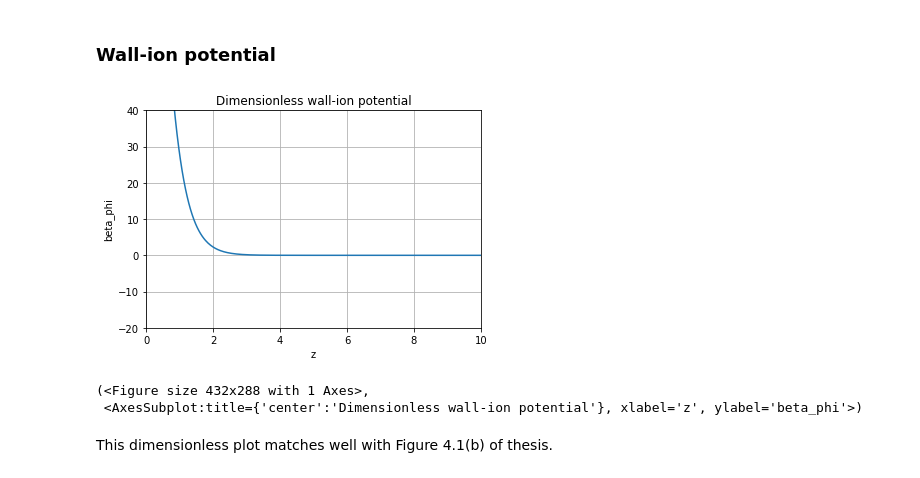
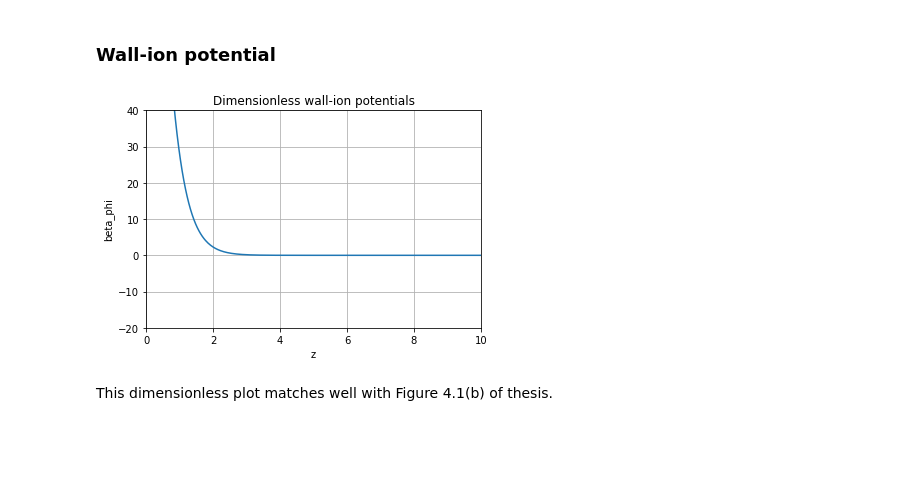
Before and after one commit to Mjboothaus/PhD-Thesis, a Jupyter notebook: notebooks/singlet_kcl.ipynb, the cells around one changed output. Saved outputs shown, nothing was run; the diff lists cells and outputs as text; code cells hidden in the pictures; blank space fills up the shorter version.

```diff
--- a/notebooks/singlet_kcl.ipynb
+++ b/notebooks/singlet_kcl.ipynb
@@ -15,7 +21,6 @@ def make_simple_plot(x, y, xlabel, ylabel, title):
     plt.ylim([-20, 40])
     ax.grid()
     plt.show()
-    return fig, ax
 # %%
 np.triu([[1,2], [3,4]], k=-1)
 # %% [output]
@@ -149,5 +154,5 @@ wall_d = 2.97  # inverse Angstrom
 # %%
 # same for both ions
 
-def wall_ion_potential(z):
+def phi_wi_z(z):
     return np.exp(-wall_d * z) * capital_a * (wall_d * z + 2)
@@ -158,9 +159,9 @@ beta_phi = beta * phi
+# %%
+beta_phi_wi = beta * phi_wi_z(z)
 # %%
-make_simple_plot(z, beta_phi, "z", "beta_phi", "Dimensionless wall-ion potential")
+make_simple_plot(z, beta_phi_wi, "z", "beta_phi", "Dimensionless wall-ion potentials")
 # %% [output]
-[figure, old version]
+[figure, new version]
-(<Figure size 432x288 with 1 Axes>,
- <AxesSubplot:title={'center':'Dimensionless wall-ion potential'}, xlabel='z', ylabel='beta_phi'>)
 # %% [markdown]
 This dimensionless plot matches well with Figure 4.1(b) of thesis.
 # %% [markdown]
```
Also changed, not shown: parts of 27 cells of this notebook, 3 other files.
